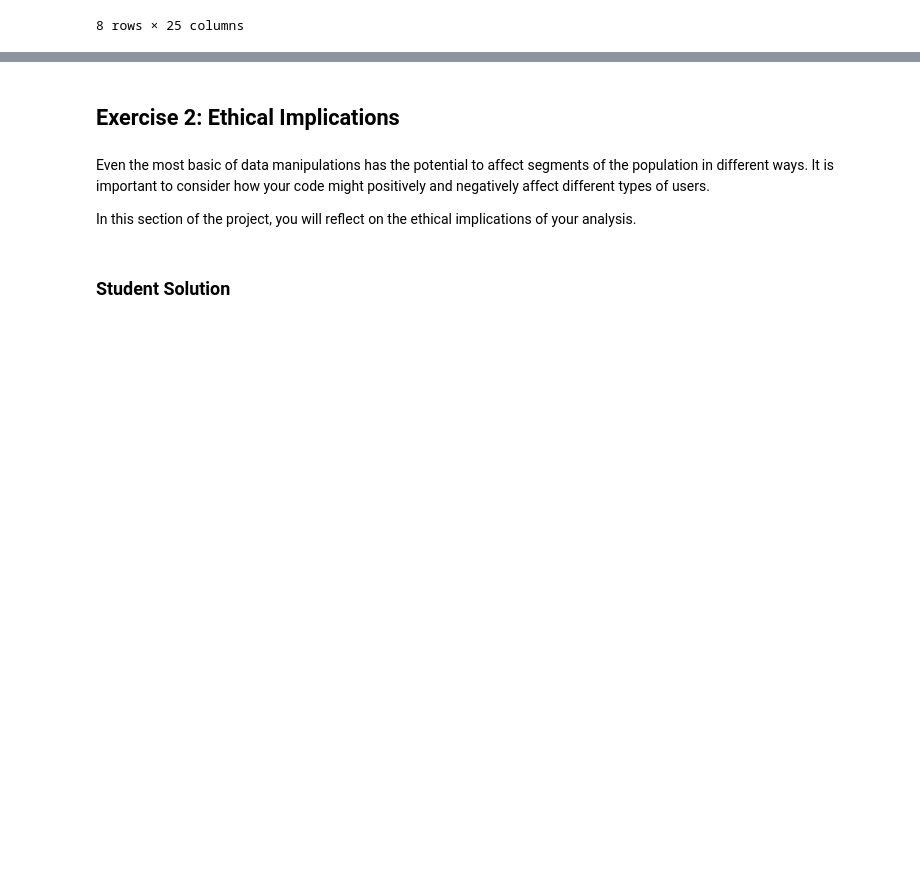
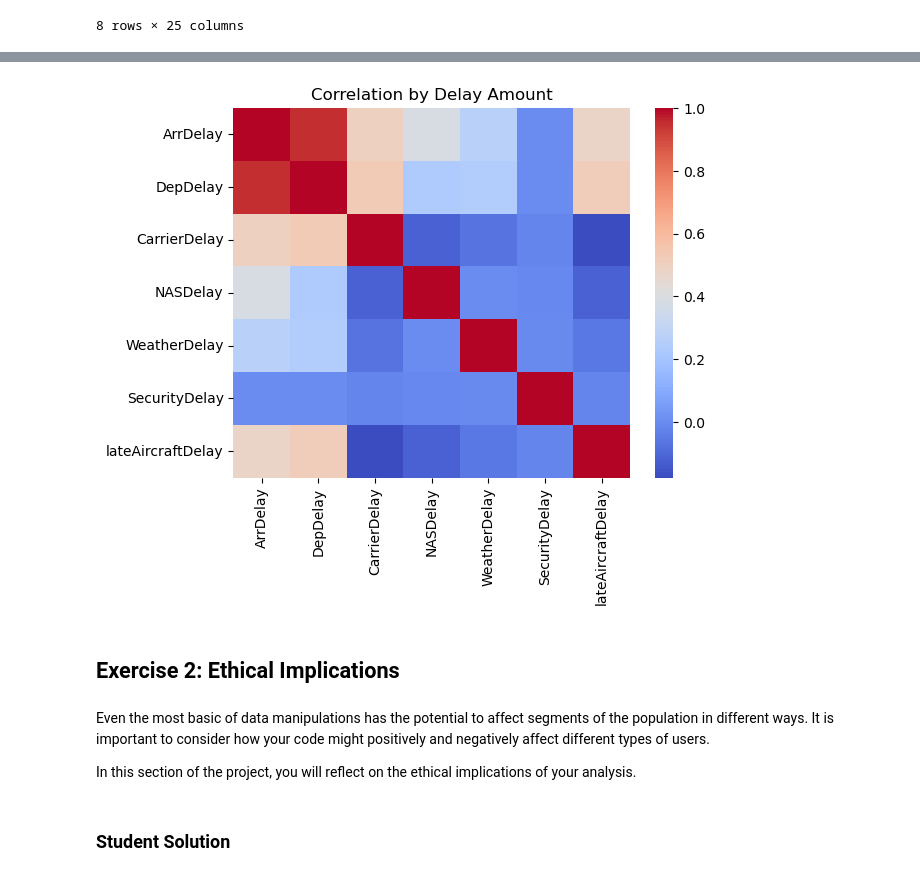
Before and after one commit to ossu/computer-science, a Jupyter notebook: extras/USC-AIML-NACME/Notebooks/data-processing.ipynb, the cells around one changed output, grey strips where cells are left out. Drawn from its saved outputs; the diff is of its cells as text; code cells hidden in the pictures; blank space fills up the shorter version.

```diff
--- a/extras/USC-AIML-NACME/Notebooks/data-processing.ipynb
+++ b/extras/USC-AIML-NACME/Notebooks/data-processing.ipynb
@@ -195,3 +312,37 @@ This is the only code left after data processing: ['N']
+# %%
+import seaborn as sns
+
+arrival_delays_monthly = df['ArrDelay']
+departure_delays_monthly = df['DepDelay']
+carrier_delays_monthly = df['CarrierDelay']
+NAS_delays_monthly = df['NASDelay']
+weather_delays_monthly = df['WeatherDelay']
+security_delays_monthly = df['SecurityDelay']
+lateAircraft_delays_monthly = df['LateAircraftDelay']
+
+
+corr_df = arrival_delays_monthly.to_frame()
+corr_df['DepDelay'] = departure_delays_monthly
+corr_df['CarrierDelay'] = carrier_delays_monthly
+corr_df['NASDelay'] = NAS_delays_monthly
+corr_df['WeatherDelay'] = weather_delays_monthly
+corr_df['SecurityDelay'] = security_delays_monthly
+corr_df['lateAircraftDelay'] = lateAircraft_delays_monthly
+
+#print(corr_df)
+correlated_data = corr_df.corr(numeric_only=True).values
+y_labels = list(corr_df.corr(numeric_only=True)['ArrDelay'].index)
+x_labels = y_labels
+
+ax = sns.heatmap(
+    correlated_data,
+    yticklabels=y_labels,
+    xticklabels=x_labels,
+    cmap='coolwarm',
+)
+_ = ax.set_title('Correlation by Delay Amount')
+# %% [output]
+[figure, added]
 # %% [markdown]
 ## Exercise 2: Ethical Implications
 # %% [markdown]
```
Also changed, not shown: parts of 4 cells of this notebook.
